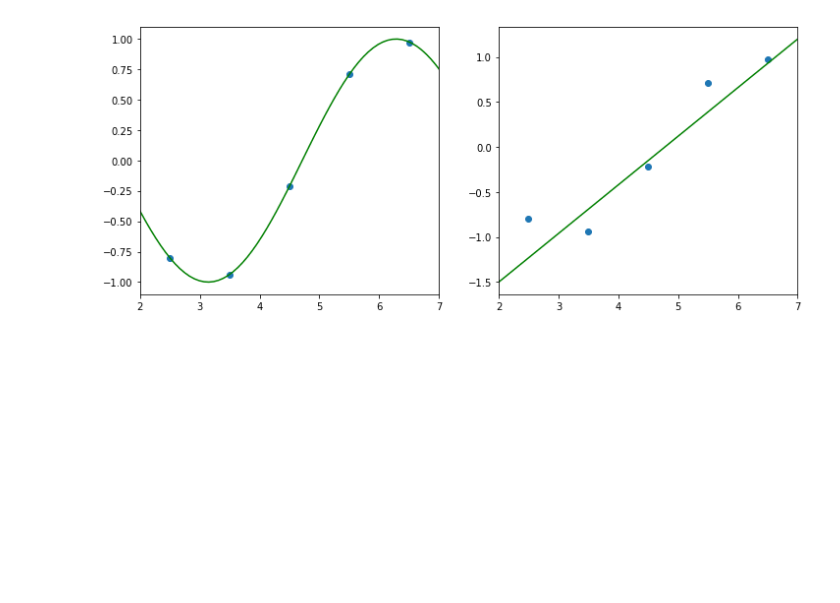
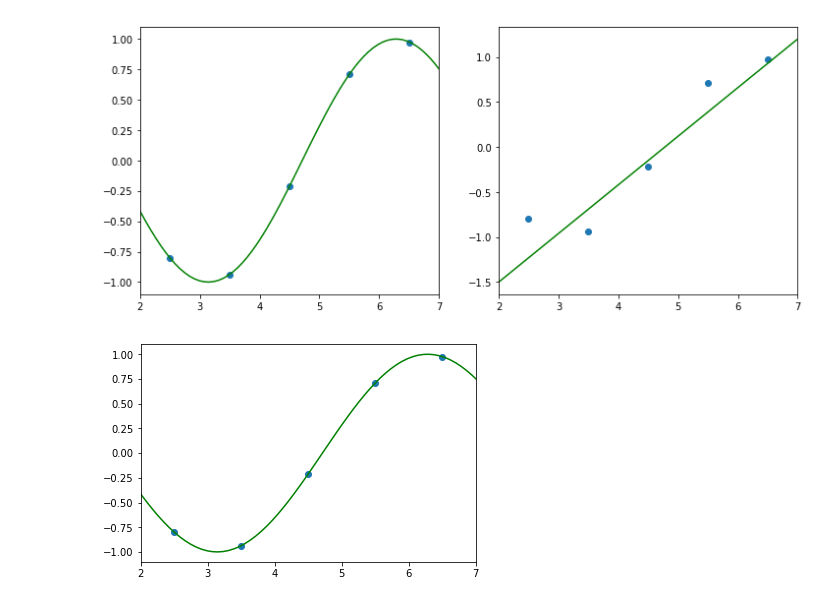
Before and after one commit to collinprather/Big-Data-Ignite-2018, a Jupyter notebook: Figures/figures.ipynb, the cells around one changed output. Cells and saved outputs as stored; diff of their text form; code cells hidden in the pictures; blank space fills up the shorter version.

```diff
--- a/Figures/figures.ipynb
+++ b/Figures/figures.ipynb
@@ -39,3 +38,19 @@ ax2.plot(x2[:,0], x2[:,1], c='g')
 # %% [output]
 [<matplotlib.lines.Line2D at 0x...>]
 [figure]
+# %%
+x = np.array([[2.5, -.801],
+               [3.5, -.9365],
+               [4.5, -.212],
+              [5.5, .71],
+               [6.5, .971]])
+plt.scatter(x[:,0], x[:,1])
+plt.xlim(2,7)
+
+x1 = np.linspace(0,8,100)
+y1 = np.cos(x1)
+plt.plot(x1,y1, c='g')
+
+plt.savefig('cos_fit.png')
+# %% [output]
+[figure, added]
```
Also changed, not shown: parts of 3 cells of this notebook, 5 other files.
